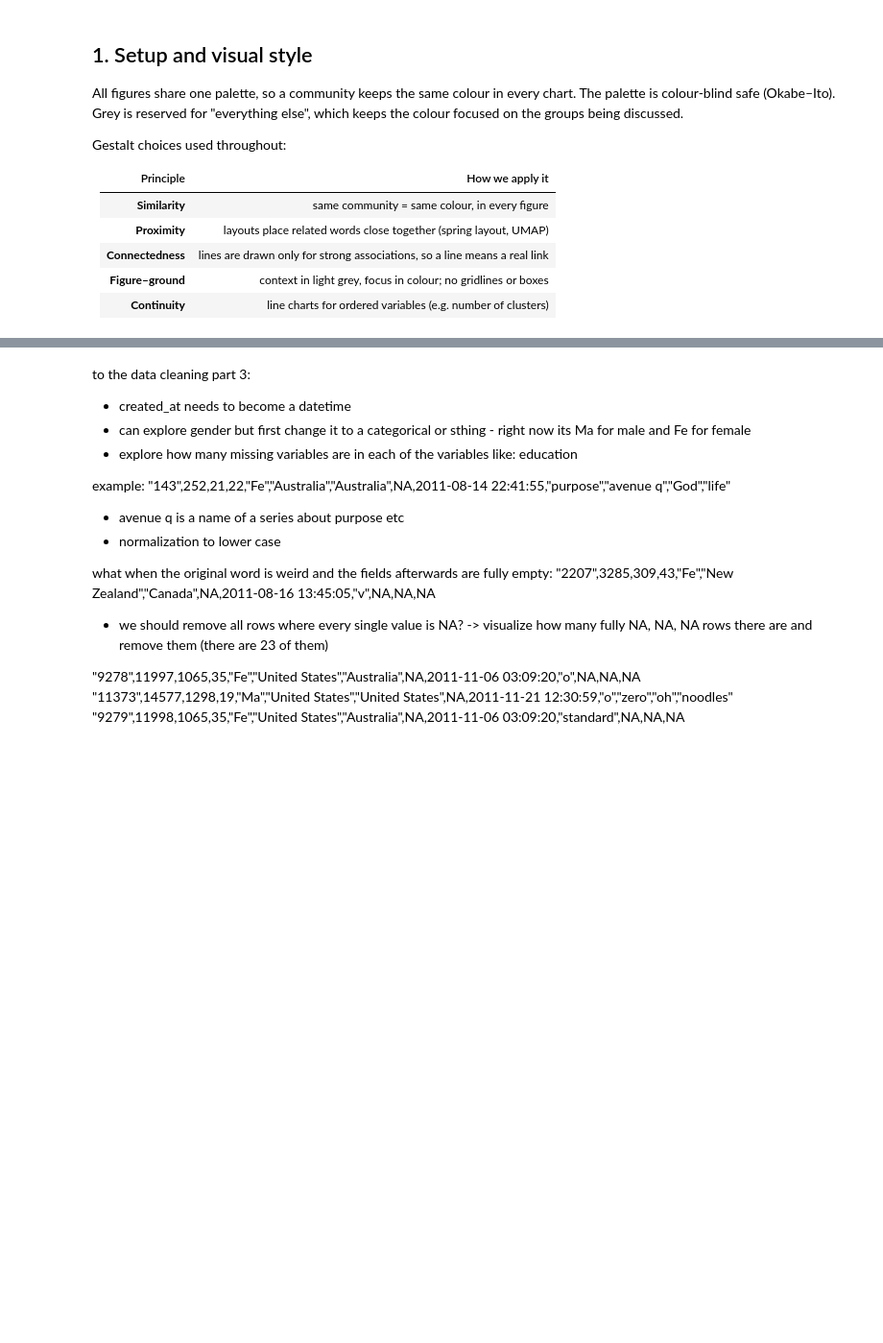
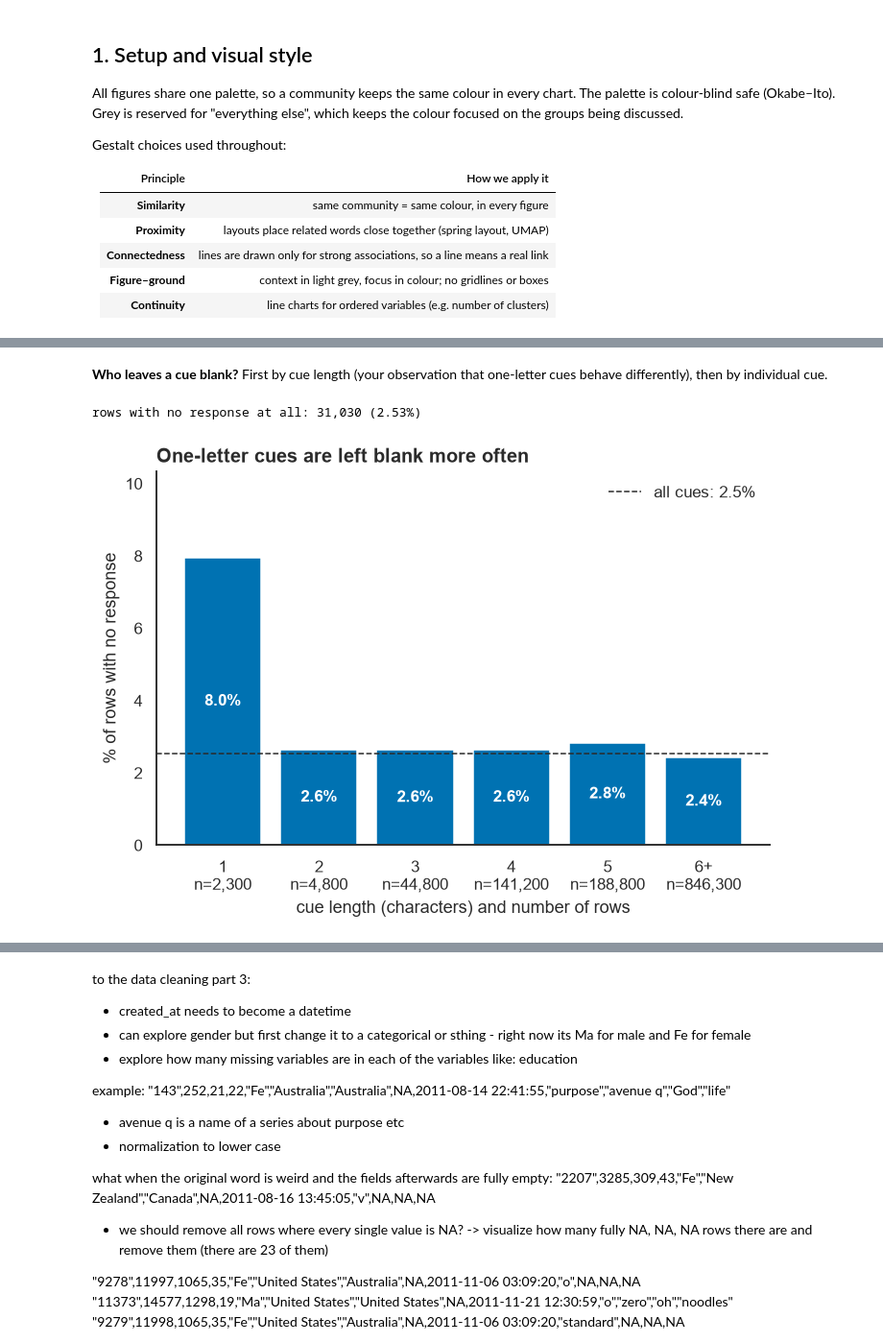
Before and after one commit to Faflon/words-association-visualization, a Jupyter notebook: words_association_analysis.ipynb, the cells around one changed output, grey strips where cells are left out. Shown at 96% size. Cells and saved outputs as stored; diff of their text form; code cells hidden in the pictures; blank space fills up the shorter version.

```diff
--- a/words_association_analysis.ipynb
+++ b/words_association_analysis.ipynb
@@ -119,0 +367,26 @@ Decisions made here:
+# %% [markdown]
+**Who leaves a cue blank?** First by cue length (your observation that one-letter cues behave differently), then by individual cue.
+# %%
+raw["cue_len"] = raw.cue.str.len()
+overall_blank = raw.is_empty.mean()
+print(f"rows with no response at all: {raw.is_empty.sum():,} ({overall_blank:.2%})")
+
+grp = raw.groupby(raw.cue_len.clip(upper=6)).is_empty.agg(["mean", "size"])
+labels = [str(i) if i < 6 else "6+" for i in grp.index]
+
+fig, ax = plt.subplots(figsize=(7.5, 4.6))
+bars = ax.bar(range(len(labels)), grp["mean"] * 100, color=BLUE)
+ax.bar_label(bars, labels=[f"{m * 100:.1f}%" for m in grp["mean"]], label_type="center", color="white",
+             fontsize=11, fontweight="bold")
+ax.set_xticks(range(len(labels)), [f"{l}\nn={n:,}" for l, n in zip(labels, grp["size"])])
+ax.axhline(overall_blank * 100, color=INK, ls="--", lw=1, label=f"all cues: {overall_blank:.1%}")
+ax.legend(frameon=False, loc="upper right")
+ax.set_ylim(0, grp["mean"].max() * 100 * 1.3)
+ax.set_xlabel("cue length (characters) and number of rows")
+ax.set_ylabel("% of rows with no response")
+ax.set_title("One-letter cues are left blank more often")
+fig.savefig(FIG_DIR / "03c_blank_by_cue_length.png", bbox_inches="tight")
+plt.show()
+# %% [output]
+rows with no response at all: 31,030 (2.53%)
+[figure, added]
```
Also changed, not shown: parts of 44 cells of this notebook.
